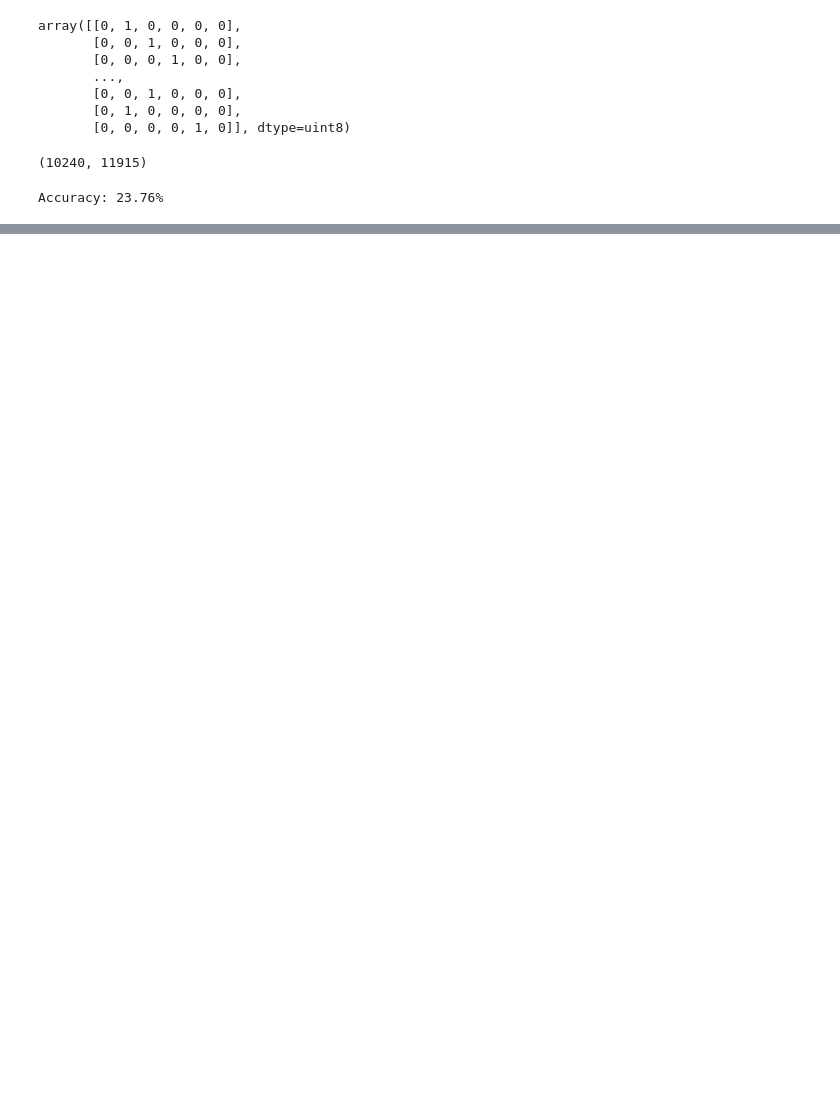
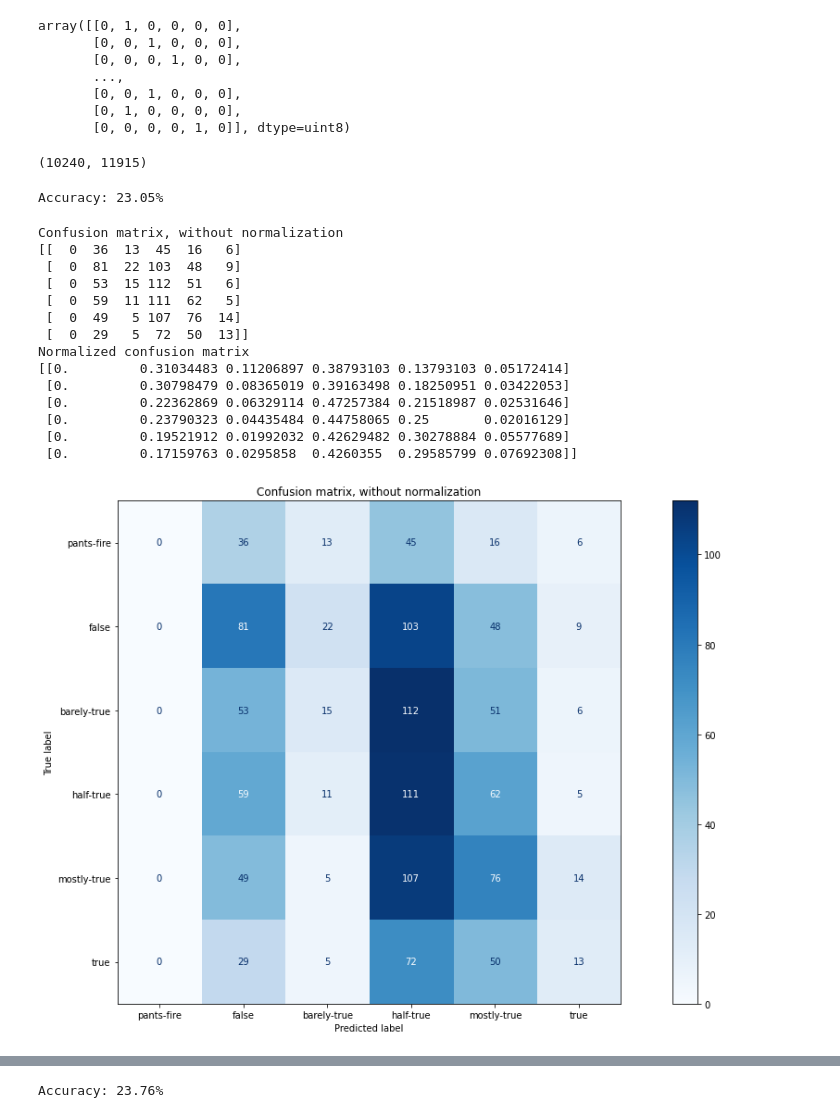
Before and after one commit to spolo96/Fake-news-detection-study, a Jupyter notebook: Fake_News_Detection.ipynb, the cells around one changed output, grey strips where cells are left out. Saved outputs shown, nothing was run; the diff lists cells and outputs as text; code cells hidden in the pictures; blank space fills up the shorter version.

```diff
--- a/Fake_News_Detection.ipynb
+++ b/Fake_News_Detection.ipynb
@@ -360,0 +362,4 @@ df_val.head()
+# %%
+class_names = df_val['label'].unique()
+class_names = np.array(['pants-fire', 'false','barely-true', 'half-true','mostly-true', 'true'],dtype=object)
+class_names
@@ -361,7 +369,7 @@ df_val.head()
 # %%
-x_train = df_train['statement'].values.tolist()
-x_val = df_val['statement'].values.tolist()
-x_test = df_test['statement'].values.tolist()
+x_train = df_train['statement'].values
+x_val = df_val['statement'].values
+x_test = df_test['statement'].values
 
 x_train
 # %% [output]
@@ -416,13 +417,49 @@ tfidf_train.shape
 # %% [output]
 (10240, 11915)
 # %%
-#DataFlair - Initialize a PassiveAggressiveClassifier
+#DataFlair - Initialize a Mulinomial Navie Nayes Classifier
 mnb = MultinomialNB()
 mnb.fit(tfidf_train,df_train.label)
 
-#DataFlair - Predict on the test set and calculate accuracy
-y_pred=mnb.predict(tfidf_val)
-score=accuracy_score(y_val,y_pred)
+#DataFlair - Predict on the validation set and calculate accuracy
+y_pred_val=mnb.predict(tfidf_val)
+score=accuracy_score(y_val,y_pred_val)
 print(f'Accuracy: {round(score*100,2)}%')
 # %% [output]
-Accuracy: 23.76%
+Accuracy: 23.05%
+# %%
+# Plot confusion matrix
+plt.rcParams["figure.figsize"] = (20,10)
+
+
+titles_options = [("Confusion matrix, without normalization", None,''),
+                  ("Normalized confusion matrix", 'true','.3f')]
+for title, normalize, format in titles_options:
+    disp = plot_confusion_matrix(mnb, tfidf_val, y_val,
+                                 labels=class_names,
+                                 cmap=plt.cm.Blues,
+                                 normalize=normalize, values_format=format,)
+    disp.ax_.set_title(title)
+    disp.ax_.set_xticklabels([''] + class_names)
+    disp.ax_.set_yticklabels([''] + class_names)
+
+    print(title)
+    print(disp.confusion_matrix)
+
+plt.show()
+# %% [output]
+Confusion matrix, without normalization
+[[  0  36  13  45  16   6]
+ [  0  81  22 103  48   9]
+ [  0  53  15 112  51   6]
+ [  0  59  11 111  62   5]
+ [  0  49   5 107  76  14]
+ [  0  29   5  72  50  13]]
+Normalized confusion matrix
+[[0.         0.31034483 0.11206897 0.38793103 0.13793103 0.05172414]
+ [0.         0.30798479 0.08365019 0.39163498 0.18250951 0.03422053]
+ [0.         0.22362869 0.06329114 0.47257384 0.21518987 0.02531646]
+ [0.         0.23790323 0.04435484 0.44758065 0.25       0.02016129]
+ [0.         0.19521912 0.01992032 0.42629482 0.30278884 0.05577689]
+ [0.         0.17159763 0.0295858  0.4260355  0.29585799 0.07692308]]
+[figure, added]
@@ -428,0 +467,7 @@ Accuracy: 23.76%
+# %%
+tfidf_test = tfidf_vectorizer.transform(x_test)
+y_pred_test=mnb.predict(tfidf_test)
+score=accuracy_score(y_test,y_pred_test)
+print(f'Accuracy: {round(score*100,2)}%')
+# %% [output]
+Accuracy: 23.76%
```
Also changed, not shown: parts of 9 cells of this notebook.
